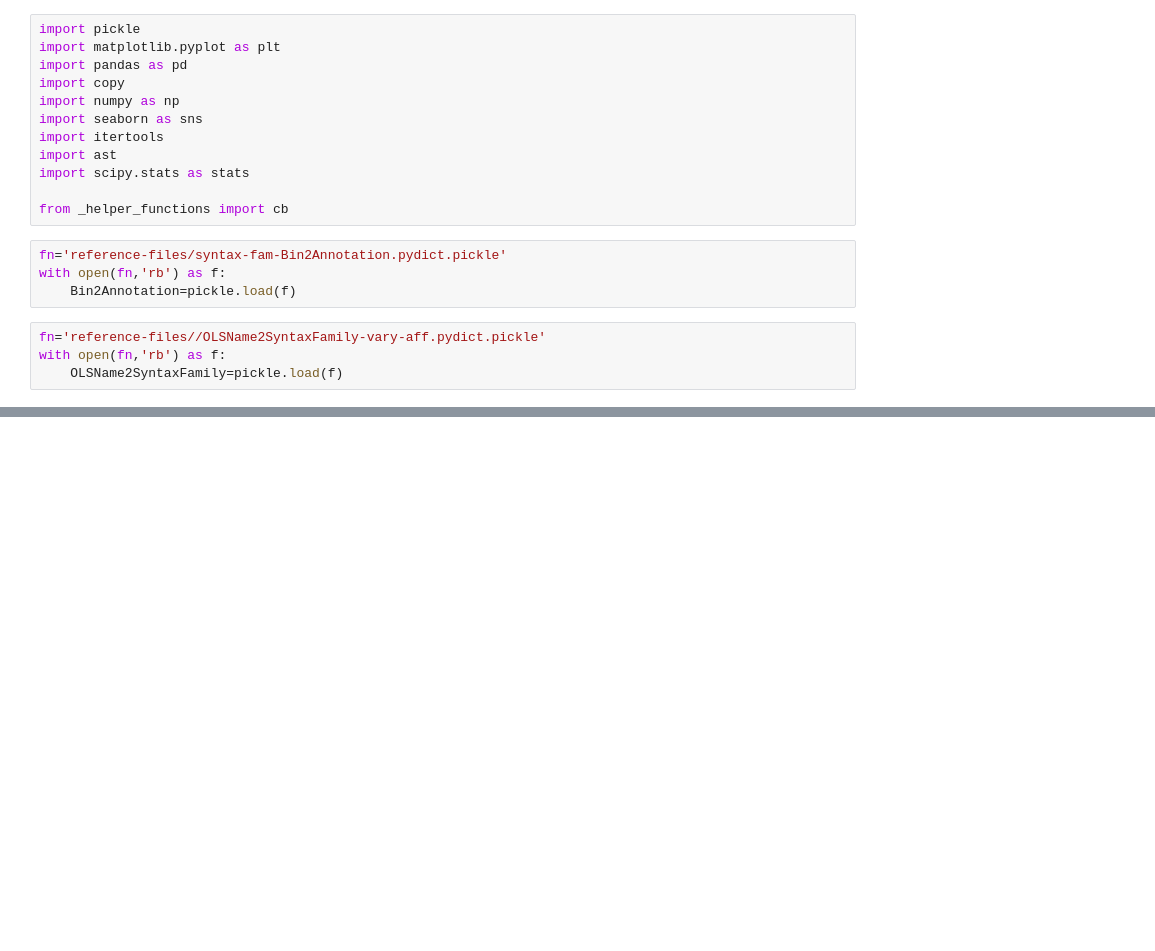
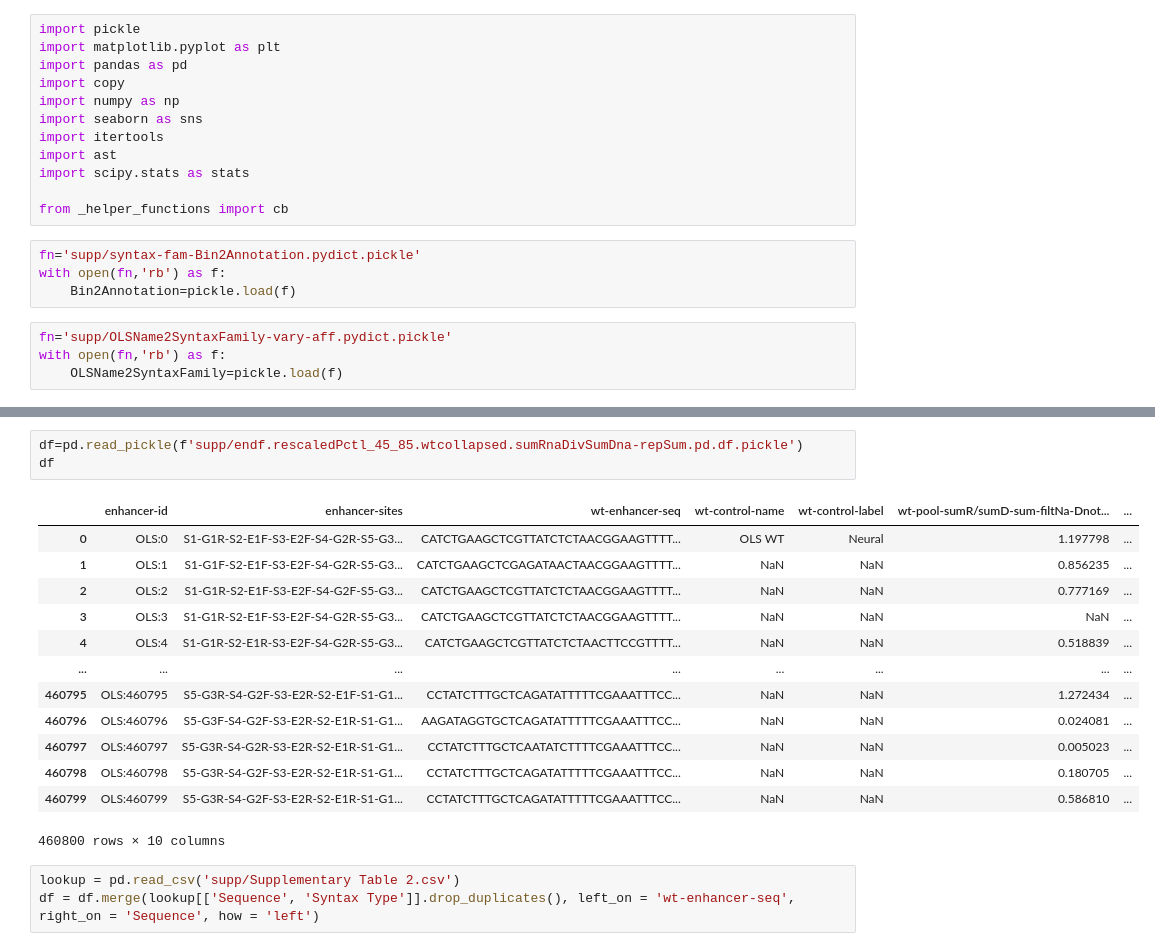
Before and after one commit to EK-FarleyLab/6_2026_O, a Jupyter notebook: 0-orl/1-mpra-experiment/F04ii_Robust-Syntax-Family-Enhancer-Activity.ipynb, the cells around one changed output, grey strips where cells are left out. Drawn from its saved outputs; the diff is of its cells as text; blank space fills up the shorter version.

```diff
--- a/0-orl/1-mpra-experiment/F04ii_Robust-Syntax-Family-Enhancer-Activity.ipynb
+++ b/0-orl/1-mpra-experiment/F04ii_Robust-Syntax-Family-Enhancer-Activity.ipynb
@@ -11,11 +11,11 @@ import scipy.stats as stats
 
 from _helper_functions import cb
 # %%
-fn='reference-files/syntax-fam-Bin2Annotation.pydict.pickle'
+fn='supp/syntax-fam-Bin2Annotation.pydict.pickle'
 with open(fn,'rb') as f:
     Bin2Annotation=pickle.load(f)
 # %%
-fn='reference-files//OLSName2SyntaxFamily-vary-aff.pydict.pickle'
+fn='supp/OLSName2SyntaxFamily-vary-aff.pydict.pickle'
 with open(fn,'rb') as f:
     OLSName2SyntaxFamily=pickle.load(f)
 # %%
@@ -71,0 +29,20 @@ ax.set_yticks([1,2,3,4,5])
+# %%
+df=pd.read_pickle(f'supp/endf.rescaledPctl_45_85.wtcollapsed.sumRnaDivSumDna-repSum.pd.df.pickle')
+df
+# %% [output]
+|  | enhancer-id | enhancer-sites | wt-enhancer-seq | wt-control-name | wt-control-label | wt-pool-sumR/sumD-sum-filtNa-Dnot... | ... |
+| 0 | OLS:0 | S1-G1R-S2-E1F-S3-E2F-S4-G2R-S5-G3... | CATCTGAAGCTCGTTATCTCTAACGGAAGTTTT... | OLS WT | Neural | 1.197798 | ... |
+| 1 | OLS:1 | S1-G1F-S2-E1F-S3-E2F-S4-G2R-S5-G3... | CATCTGAAGCTCGAGATAACTAACGGAAGTTTT... | NaN | NaN | 0.856235 | ... |
+| 2 | OLS:2 | S1-G1R-S2-E1F-S3-E2F-S4-G2F-S5-G3... | CATCTGAAGCTCGTTATCTCTAACGGAAGTTTT... | NaN | NaN | 0.777169 | ... |
+| 3 | OLS:3 | S1-G1R-S2-E1F-S3-E2F-S4-G2R-S5-G3... | CATCTGAAGCTCGTTATCTCTAACGGAAGTTTT... | NaN | NaN | NaN | ... |
+| 4 | OLS:4 | S1-G1R-S2-E1R-S3-E2F-S4-G2R-S5-G3... | CATCTGAAGCTCGTTATCTCTAACTTCCGTTTT... | NaN | NaN | 0.518839 | ... |
+| ... | ... | ... | ... | ... | ... | ... | ... |
+| 460795 | OLS:460795 | S5-G3R-S4-G2F-S3-E2R-S2-E1F-S1-G1... | CCTATCTTTGCTCAGATATTTTTCGAAATTTCC... | NaN | NaN | 1.272434 | ... |
+| 460796 | OLS:460796 | S5-G3F-S4-G2F-S3-E2R-S2-E1R-S1-G1... | AAGATAGGTGCTCAGATATTTTTCGAAATTTCC... | NaN | NaN | 0.024081 | ... |
+| 460797 | OLS:460797 | S5-G3R-S4-G2R-S3-E2R-S2-E1R-S1-G1... | CCTATCTTTGCTCAATATCTTTTCGAAATTTCC... | NaN | NaN | 0.005023 | ... |
+| 460798 | OLS:460798 | S5-G3R-S4-G2F-S3-E2R-S2-E1R-S1-G1... | CCTATCTTTGCTCAGATATTTTTCGAAATTTCC... | NaN | NaN | 0.180705 | ... |
+| 460799 | OLS:460799 | S5-G3R-S4-G2F-S3-E2R-S2-E1R-S1-G1... | CCTATCTTTGCTCAGATATTTTTCGAAATTTCC... | NaN | NaN | 0.586810 | ... |
+460800 rows × 10 columns
+# %%
+lookup = pd.read_csv('supp/Supplementary Table 2.csv')
+df = df.merge(lookup[['Sequence', 'Syntax Type']].drop_duplicates(), left_on = 'wt-enhancer-seq', right_on = 'Sequence', how = 'left')
```
Also changed, not shown: parts of 6 cells of this notebook, 21 other files.
